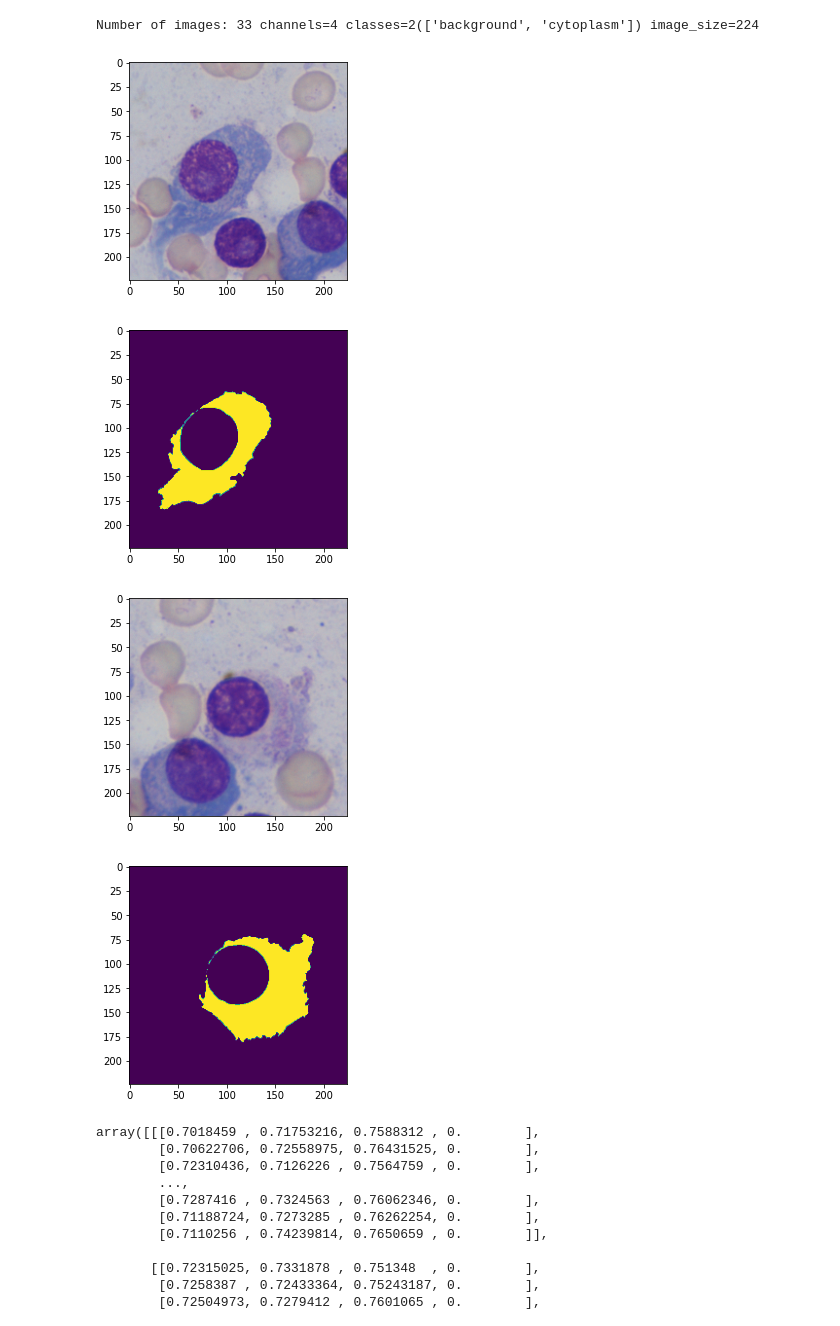
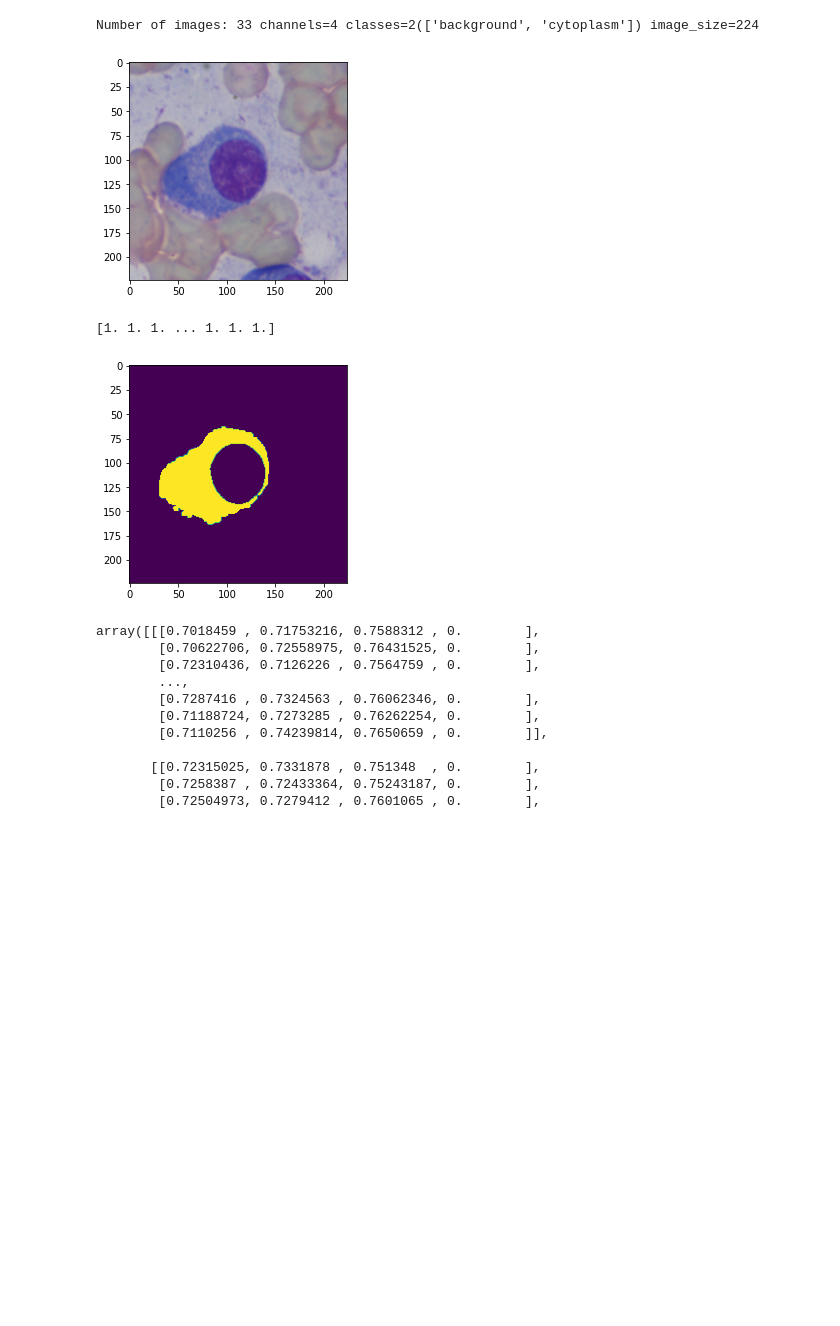
Before and after one commit to modaresimr/adaptive_mis, a Jupyter notebook: notebooks/1-MISDatasetVisualiser.ipynb, the cells around one changed output. Cells and saved outputs as stored; diff of their text form; code cells hidden in the pictures; blank space fills up the shorter version.

Commit message:
fix: bug in mask

```diff
--- a/notebooks/1-MISDatasetVisualiser.ipynb
+++ b/notebooks/1-MISDatasetVisualiser.ipynb
@@ -31,19 +31,25 @@ Number of images: 33 channels=4 classes=2(['background', 'cytoplasm']) image_siz
 Number of images: 33 channels=4 classes=2(['background', 'cytoplasm']) image_size=224
 # %%
 from matplotlib import pyplot as plt
-
-for i in range(12,14):
+import numpy as np
+dataset.one_hot=False
+dataset.transform=False
+for i in range(1,2):
     ds=dataset[i]
     # print(ds)
     plt.imshow(ds['image'].numpy().transpose(1, 2, 0)[:,:,:3])
     plt.show()
-    plt.imshow(ds['mask'].numpy().transpose(1, 2, 0))
+    msk=ds['mask'].numpy().transpose(1, 2, 0)[:,:,0]
+    # msk=msk*1
+    print(msk[np.where(msk>0.001)])
+    # if dataset.title=="SegPC2021":
+    #     msk+=(ds['image'].numpy().transpose(1, 2, 0)[:,:,-1])*0
+    plt.imshow(msk)
     plt.show()
 # %% [output]
-[figure, old version]
+[figure, new version]
+[1. 1. 1. ... 1. 1. 1.]
-[figure, old version]
+[figure, new version]
-[figure, removed]
-[figure, removed]
 # %%
 x=ds['image']
 x.shape
```
Also changed, not shown: parts of 2 cells of this notebook, 4 other files.
